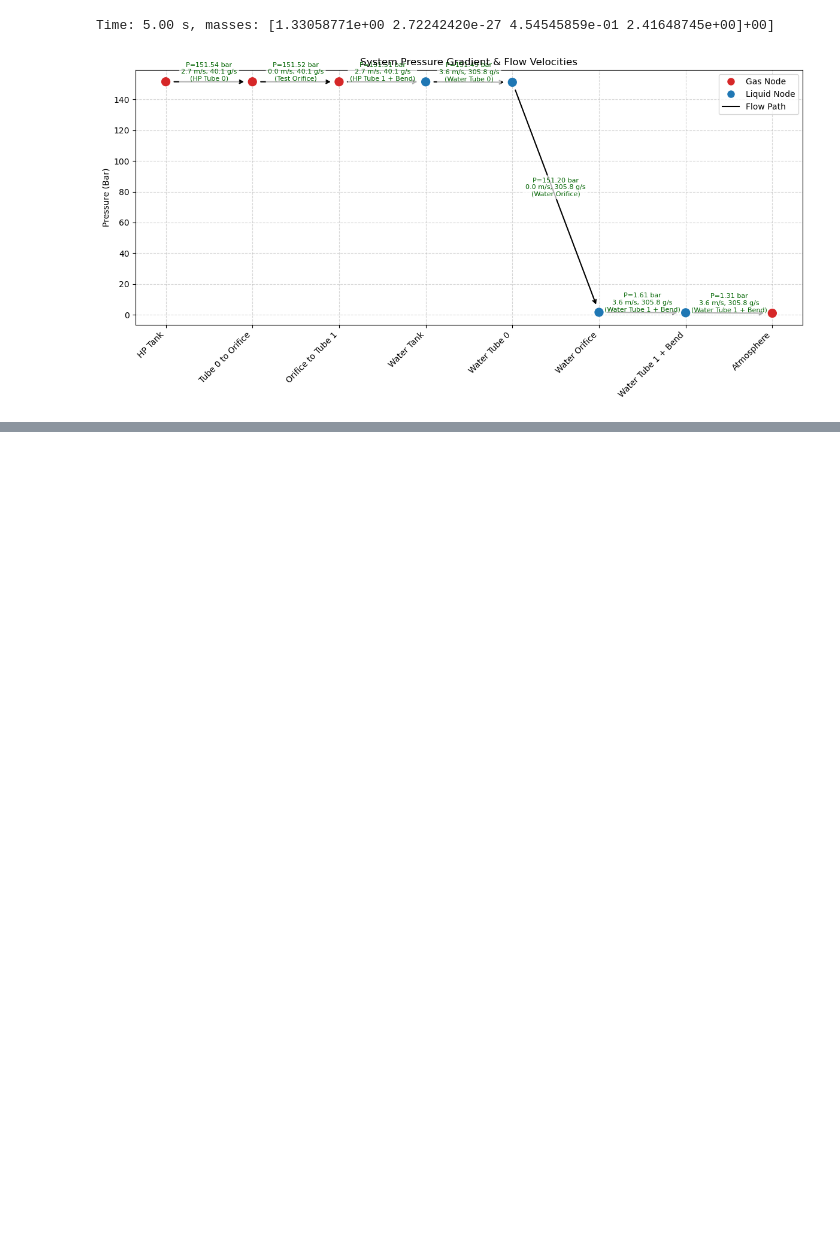
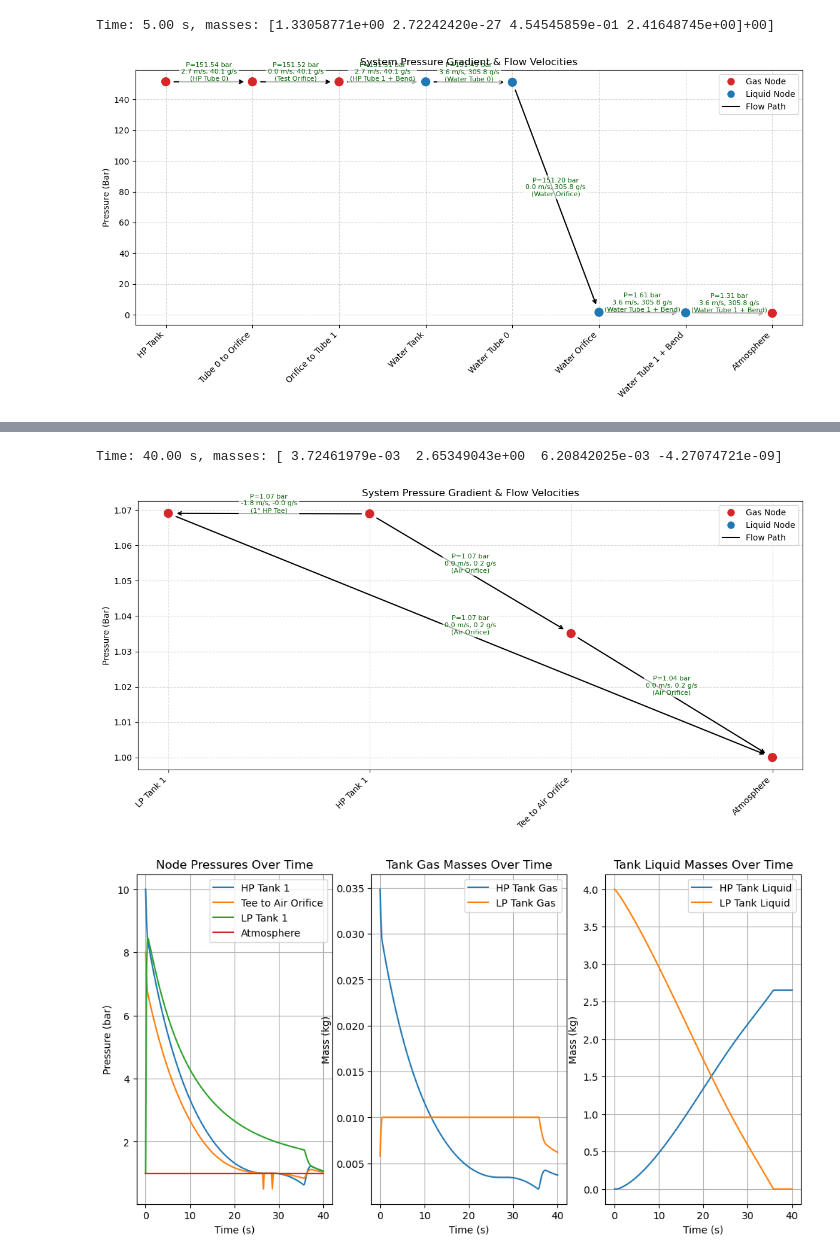
Before and after one commit to LpHiX/FYPTurbine, a Jupyter notebook: kvtest.ipynb, the cells around one changed output, grey strips where cells are left out. Drawn from its saved outputs; the diff is of its cells as text; code cells hidden in the pictures; blank space fills up the shorter version.

```diff
--- a/kvtest.ipynb
+++ b/kvtest.ipynb
@@ -267,0 +216,49 @@ reg_kv_simple((0, 5e5, 3.99999e5), 4e5, 1.5, p_band=1e4)
+# %%
+from flowobjects import Gas, Liquid, Tank, FlowComponent, FluidNode, plot_pressure_network, TubeComponent, dae_system, initialize_tanks, timed_valve_kv, nozzle_kv, create_series_nodes, solve_network_pressures, plot_transient
+
+e_ss = 1.5e-6
+
+air = Gas(name="Air",R= 287, gamma = 1.4, viscosity=1.8e-5)
+water = Liquid(name="Water", density = 1000, viscosity=0.001)
+
+hp_tank= Tank(name='HP Tank', volume=0.003, pressure = 10e5, gas=air, gas_temp=300)
+tee = TubeComponent(name='1" HP Tee', D=0.003, L=0.2, roughness=e_ss)
+air_orifice = FlowComponent(name='Air Orifice', kv=0.09)
+
+lp_tank = Tank(name="LP Tank", volume = 0.005, liquid=water, mass_liquid=0.004*1000, pressure=5e5, gas=air, gas_temp=300)
+water_orifice = FlowComponent(name='Water Orifice', kv=0.09)
+
+hp_tank_node = FluidNode("HP Tank 1", tank=hp_tank)
+tee_airorifice_node = FluidNode("Tee to Air Orifice")
+lp_tank_node = FluidNode("LP Tank 1", tank=lp_tank)
+atmosphere_node = FluidNode("Atmosphere", pressure=1e5, constant_pressure=True, temperature=300, fluid=air)
+
+hp_tank_node.connect_nodes([(lp_tank_node, tee, False), (tee_airorifice_node, air_orifice, False)])
+tee_airorifice_node.connect_nodes([(hp_tank_node, air_orifice, True), (atmosphere_node, air_orifice, False)])
+lp_tank_node.connect_nodes([(hp_tank_node, tee, True), (atmosphere_node, air_orifice, False)])
+
+nodes = [hp_tank_node, tee_airorifice_node, lp_tank_node, atmosphere_node]
+tanks = [hp_tank, lp_tank]
+initial_masses, initial_temperatures = initialize_tanks(tanks)
+
+
+from scipy.integrate import solve_ivp
+import numpy as np
+
+t_end=40
+solution = solve_ivp(
+    dae_system,
+    t_span=(0, t_end),
+    y0=initial_masses,
+    method='BDF',
+    rtol=1e-6,
+    atol=1e-9,
+    args=(nodes, tanks),
+    t_eval=np.linspace(0, t_end,200)
+)
+plot_pressure_network(nodes)
+plot_transient(solution, nodes, tanks)
+# %% [output]
+Time: 40.00 s, masses: [ 3.72461979e-03  2.65349043e+00  6.20842025e-03 -4.27074721e-09]
+[figure, added]
+[figure, added]
```
Also changed, not shown: parts of 5 cells of this notebook, 2 other files.
